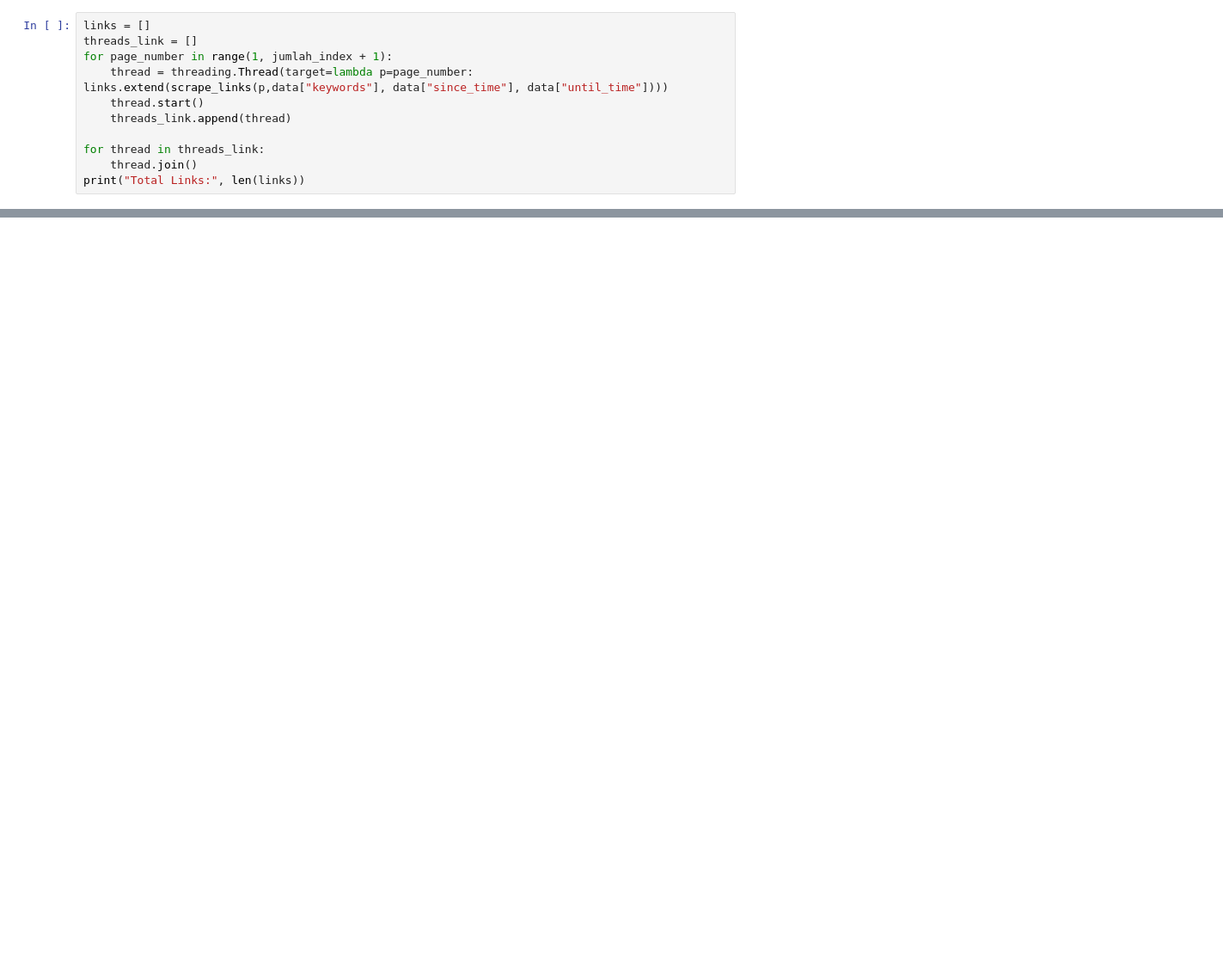
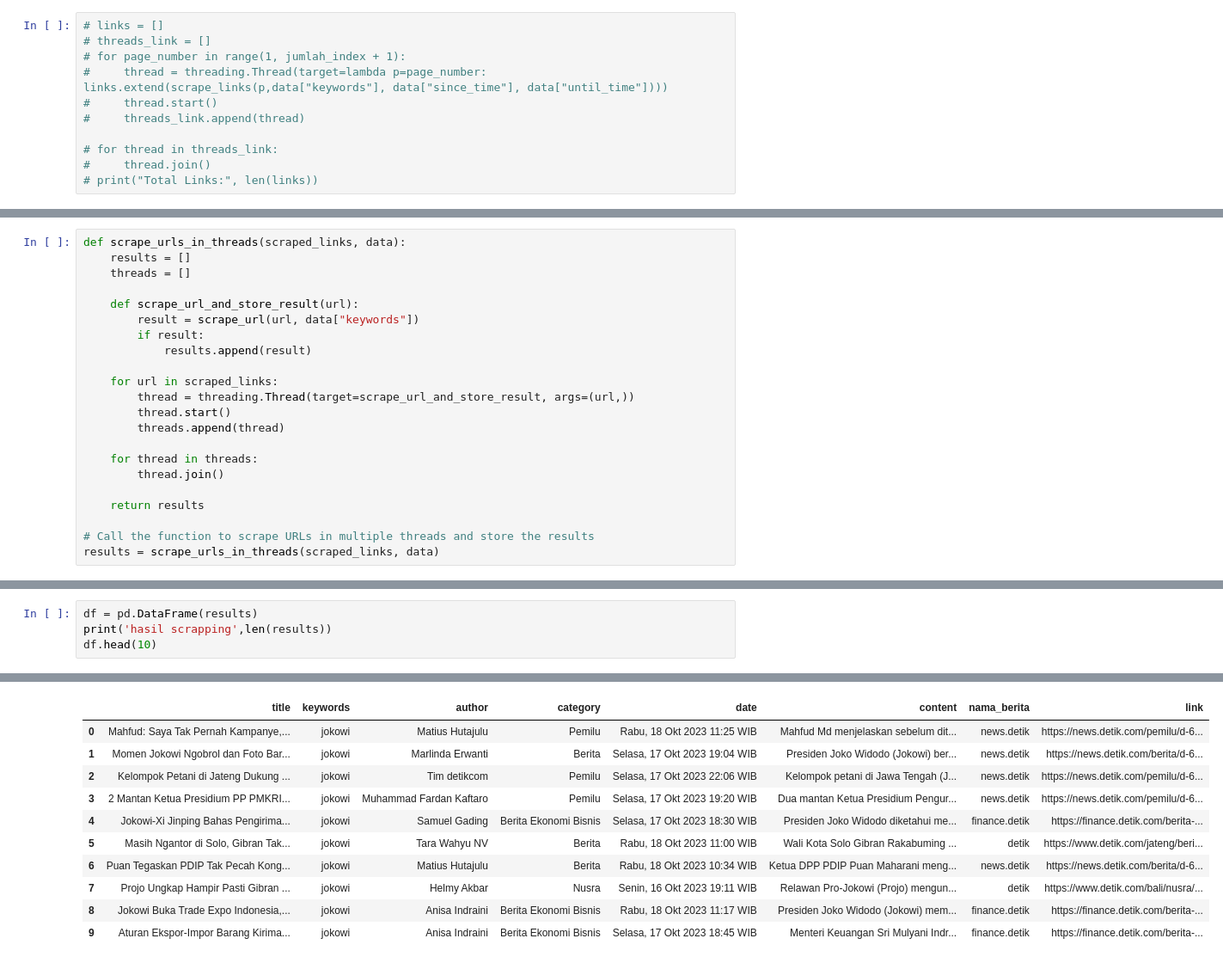
Before and after one commit to emkr-13/scraping-berita-indo, a Jupyter notebook: berita_nasional/detik/scrap_detik_search_fungsi.ipynb, the cells around one changed output, grey strips where cells are left out. Shown at 86% size. Cells and saved outputs as stored; diff of their text form; blank space fills up the shorter version.

```diff
--- a/berita_nasional/detik/scrap_detik_search_fungsi.ipynb
+++ b/berita_nasional/detik/scrap_detik_search_fungsi.ipynb
@@ -60,11 +155,11 @@ def scrape_links(page_number,keywords, since_time, until_time):
 # %%
-links = []
-threads_link = []
-for page_number in range(1, jumlah_index + 1):
-    thread = threading.Thread(target=lambda p=page_number: links.extend(scrape_links(p,data["keywords"], data["since_time"], data["until_time"])))
-    thread.start()
-    threads_link.append(thread)
+# links = []
+# threads_link = []
+# for page_number in range(1, jumlah_index + 1):
+#     thread = threading.Thread(target=lambda p=page_number: links.extend(scrape_links(p,data["keywords"], data["since_time"], data["until_time"])))
+#     thread.start()
+#     threads_link.append(thread)
 
-for thread in threads_link:
-    thread.join()
-print("Total Links:", len(links))
+# for thread in threads_link:
+#     thread.join()
+# print("Total Links:", len(links))
@@ -163,0 +361,22 @@ def scrape_url(url,keywords):
+# %%
+def scrape_urls_in_threads(scraped_links, data):
+    results = []
+    threads = []
+
+    def scrape_url_and_store_result(url):
+        result = scrape_url(url, data["keywords"])
+        if result:
+            results.append(result)
+
+    for url in scraped_links:
+        thread = threading.Thread(target=scrape_url_and_store_result, args=(url,))
+        thread.start()
+        threads.append(thread)
+
+    for thread in threads:
+        thread.join()
+
+    return results
+
+# Call the function to scrape URLs in multiple threads and store the results
+results = scrape_urls_in_threads(scraped_links, data)
@@ -163,0 +410,5 @@ def scrape_url(url,keywords):
+# %%
+df = pd.DataFrame(results)
+print('hasil scrapping',len(results))
+df.head(10)
+# %% [output]
@@ -163,0 +416,11 @@ def scrape_url(url,keywords):
+|  | title | keywords | author | category | date | content | nama_berita | link |
+| 0 | Mahfud: Saya Tak Pernah Kampanye,... | jokowi | Matius Hutajulu | Pemilu | Rabu, 18 Okt 2023 11:25 WIB | Mahfud Md menjelaskan sebelum dit... | news.detik | https://news.detik.com/pemilu/d-6... |
+| 1 | Momen Jokowi Ngobrol dan Foto Bar... | jokowi | Marlinda Erwanti | Berita | Selasa, 17 Okt 2023 19:04 WIB | Presiden Joko Widodo (Jokowi) ber... | news.detik | https://news.detik.com/berita/d-6... |
+| 2 | Kelompok Petani di Jateng Dukung ... | jokowi | Tim detikcom | Pemilu | Selasa, 17 Okt 2023 22:06 WIB | Kelompok petani di Jawa Tengah (J... | news.detik | https://news.detik.com/pemilu/d-6... |
+| 3 | 2 Mantan Ketua Presidium PP PMKRI... | jokowi | Muhammad Fardan Kaftaro | Pemilu | Selasa, 17 Okt 2023 19:20 WIB | Dua mantan Ketua Presidium Pengur... | news.detik | https://news.detik.com/pemilu/d-6... |
+| 4 | Jokowi-Xi Jinping Bahas Pengirima... | jokowi | Samuel Gading | Berita Ekonomi Bisnis | Selasa, 17 Okt 2023 18:30 WIB | Presiden Joko Widodo diketahui me... | finance.detik | https://finance.detik.com/berita-... |
+| 5 | Masih Ngantor di Solo, Gibran Tak... | jokowi | Tara Wahyu NV | Berita | Rabu, 18 Okt 2023 11:00 WIB | Wali Kota Solo Gibran Rakabuming ... | detik | https://www.detik.com/jateng/beri... |
+| 6 | Puan Tegaskan PDIP Tak Pecah Kong... | jokowi | Matius Hutajulu | Berita | Rabu, 18 Okt 2023 10:34 WIB | Ketua DPP PDIP Puan Maharani meng... | news.detik | https://news.detik.com/berita/d-6... |
+| 7 | Projo Ungkap Hampir Pasti Gibran ... | jokowi | Helmy Akbar | Nusra | Senin, 16 Okt 2023 19:11 WIB | Relawan Pro-Jokowi (Projo) mengun... | detik | https://www.detik.com/bali/nusra/... |
+| 8 | Jokowi Buka Trade Expo Indonesia,... | jokowi | Anisa Indraini | Berita Ekonomi Bisnis | Rabu, 18 Okt 2023 11:17 WIB | Presiden Joko Widodo (Jokowi) mem... | finance.detik | https://finance.detik.com/berita-... |
+| 9 | Aturan Ekspor-Impor Barang Kirima... | jokowi | Anisa Indraini | Berita Ekonomi Bisnis | Selasa, 17 Okt 2023 18:45 WIB | Menteri Keuangan Sri Mulyani Indr... | finance.detik | https://finance.detik.com/berita-... |
```
Also changed, not shown: parts of 20 cells of this notebook.
